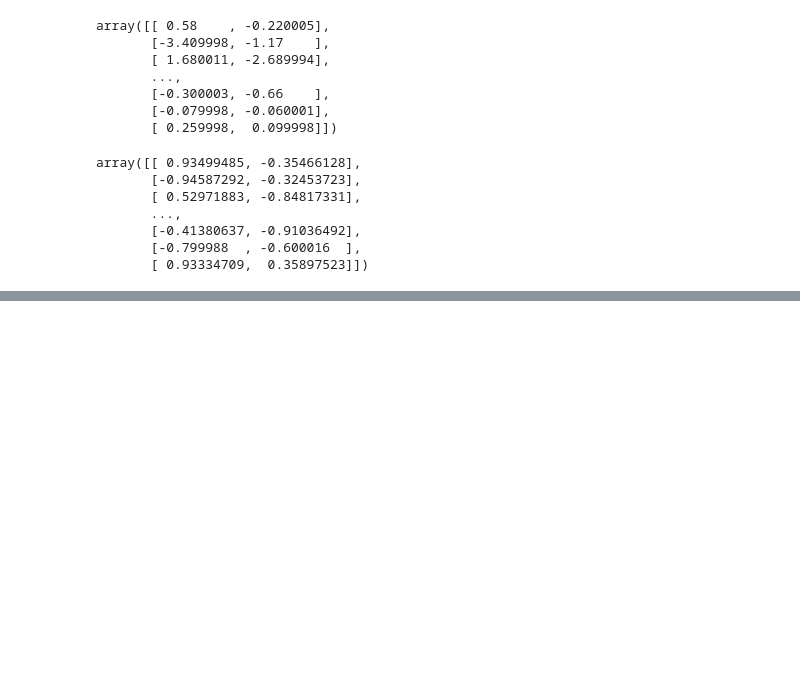
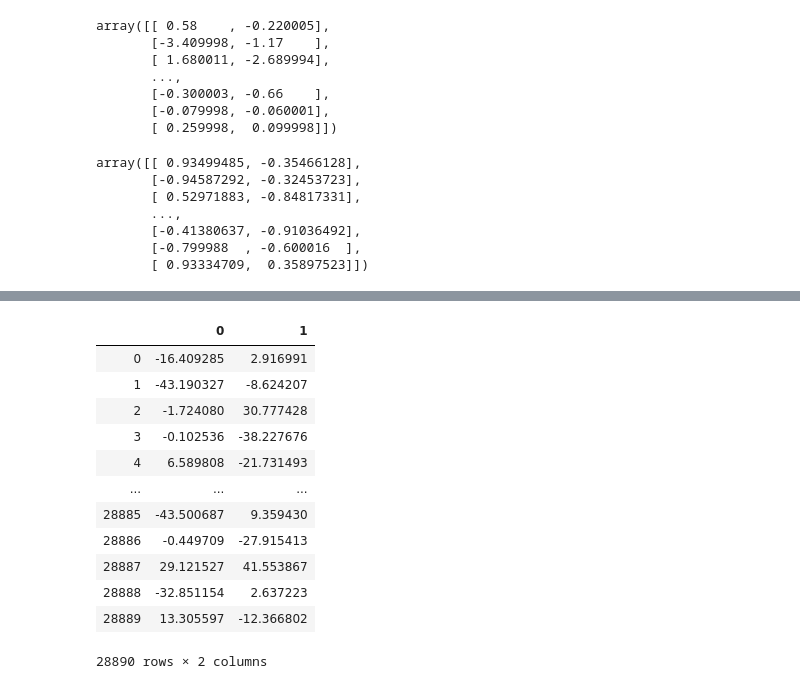
Before and after one commit to juansantateresa/machine_learning_datacamp, a Jupyter notebook: t-SNE map of the stock market(normalize).ipynb, the cells around one changed output, grey strips where cells are left out. Drawn from its saved outputs; the diff is of its cells as text; code cells hidden in the pictures; blank space fills up the shorter version.

```diff
--- a/t-SNE map of the stock market(normalize).ipynb
+++ b/t-SNE map of the stock market(normalize).ipynb
@@ -75,0 +86,18 @@ tsne_features = model.fit_transform(normalized_mov)
+# %%
+tsne_features_df = pd.DataFrame(tsne_features)
+# %%
+tsne_features_df
+# %% [output]
+|  | 0 | 1 |
+| 0 | -16.409285 | 2.916991 |
+| 1 | -43.190327 | -8.624207 |
+| 2 | -1.724080 | 30.777428 |
+| 3 | -0.102536 | -38.227676 |
+| 4 | 6.589808 | -21.731493 |
+| ... | ... | ... |
+| 28885 | -43.500687 | 9.359430 |
+| 28886 | -0.449709 | -27.915413 |
+| 28887 | 29.121527 | 41.553867 |
+| 28888 | -32.851154 | 2.637223 |
+| 28889 | 13.305597 | -12.366802 |
+28890 rows × 2 columns
```
Also changed, not shown: parts of 6 cells of this notebook.
